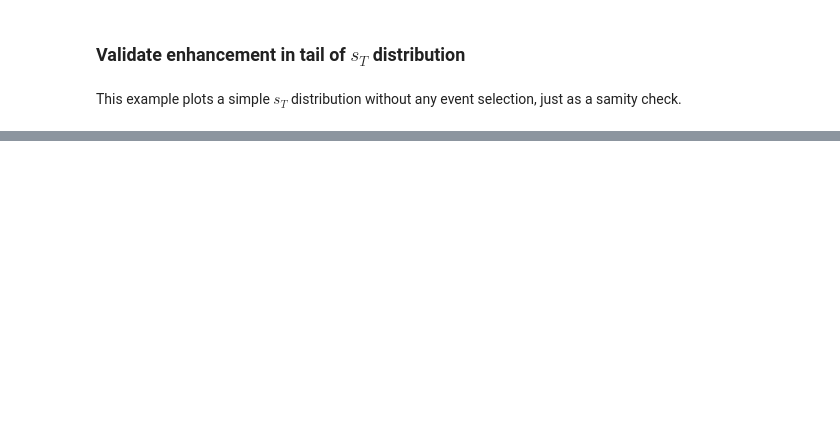
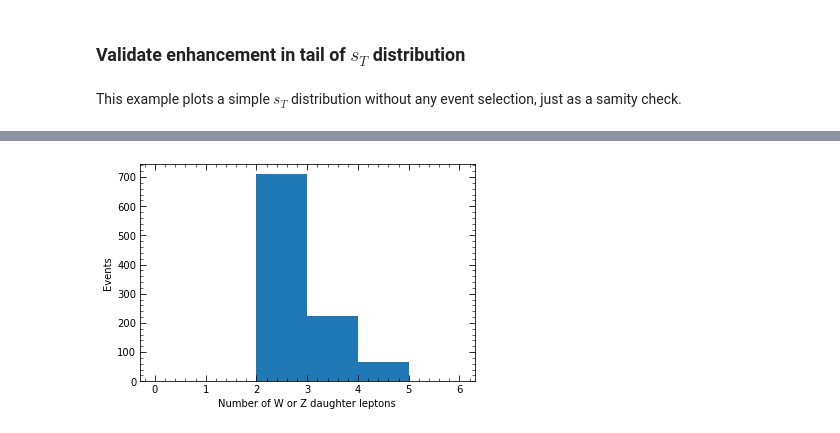
Before and after one commit to gqlcms/vvv-eft-sample-production, a Jupyter notebook: EFTSamplesTutorial.ipynb, the cells around one changed output, grey strips where cells are left out. Saved outputs shown, nothing was run; the diff lists cells and outputs as text; code cells hidden in the pictures; blank space fills up the shorter version.

```diff
--- a/EFTSamplesTutorial.ipynb
+++ b/EFTSamplesTutorial.ipynb
@@ -181,0 +187,26 @@ plt.show()
+# %%
+def count_leptons_from_weak_boson_decays(events):
+    df = events.pandas.df([b"GenPart_genPartIdxMother", b"GenPart_pdgId"], flatten=True)
+    df["GenPart_pdgIdMother"] = genpart.get_pdgIdMother(df)
+
+    df = df.query("abs(GenPart_pdgIdMother) == 24 or GenPart_pdgIdMother == 23")
+    df = df.reset_index()
+
+    # The group-by operation is just a quick and dirty way to do it in this validation.
+    # Of course it's very inefficient because it doesn't assume that the rows are already grouped by event.
+    # That's why we just look at 1000 events, which is 1 % of the file.
+    df_counts = df.query("entry < 1000").groupby("entry")["GenPart_pdgId"].agg(
+        n_ele=lambda x: np.sum(np.abs(x) == 11),
+        n_mu=lambda x: np.sum(np.abs(x) == 13),
+        n_tau=lambda x: np.sum(np.abs(x) == 15),
+    )
+
+    return df_counts
+# %%
+df_counts = count_leptons_from_weak_boson_decays(events)
+plt.hist(df_counts.sum(axis=1), bins=np.linspace(0, 6, 7))
+plt.xlabel("Number of W or Z daughter leptons")
+plt.ylabel("Events")
+plt.show()
+# %% [output]
+[figure, added]
```
Also changed, not shown: parts of 10 cells of this notebook.
